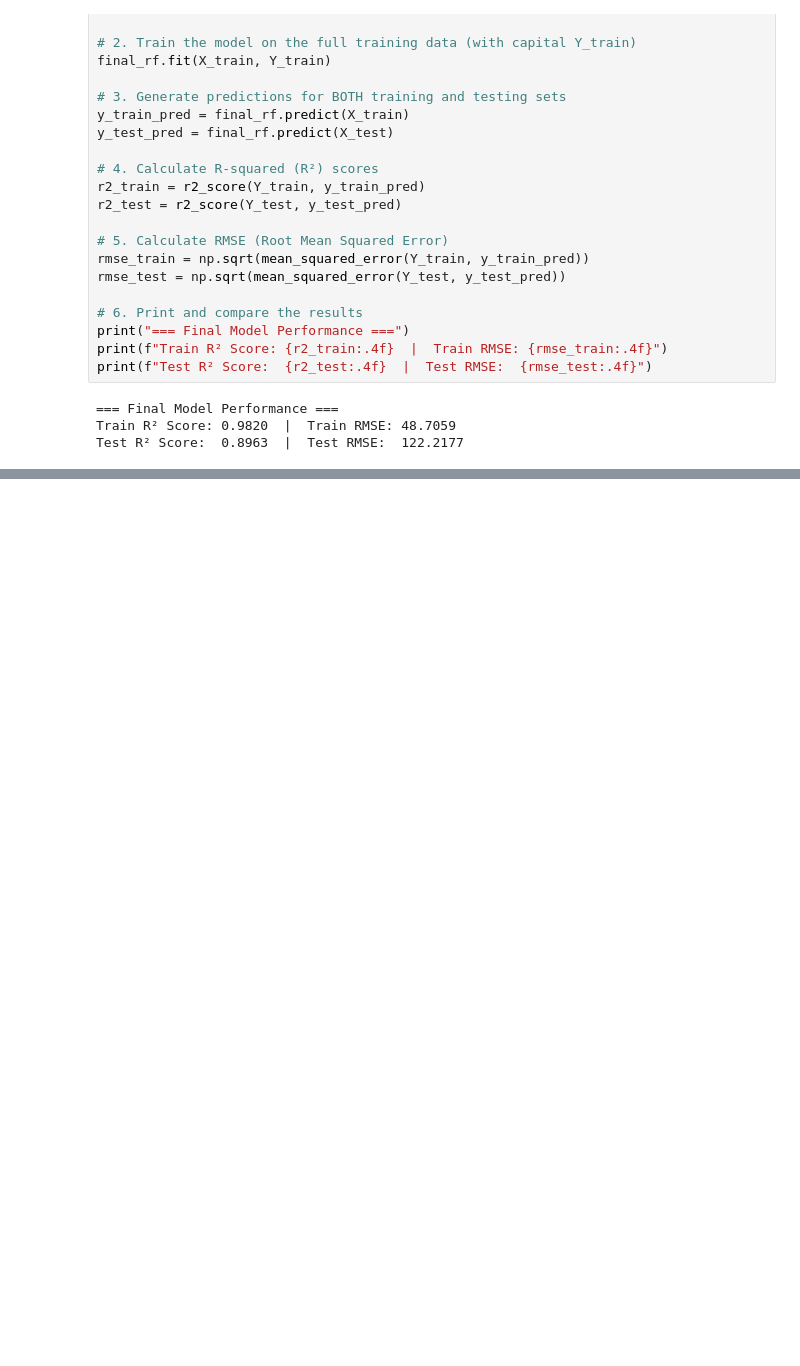
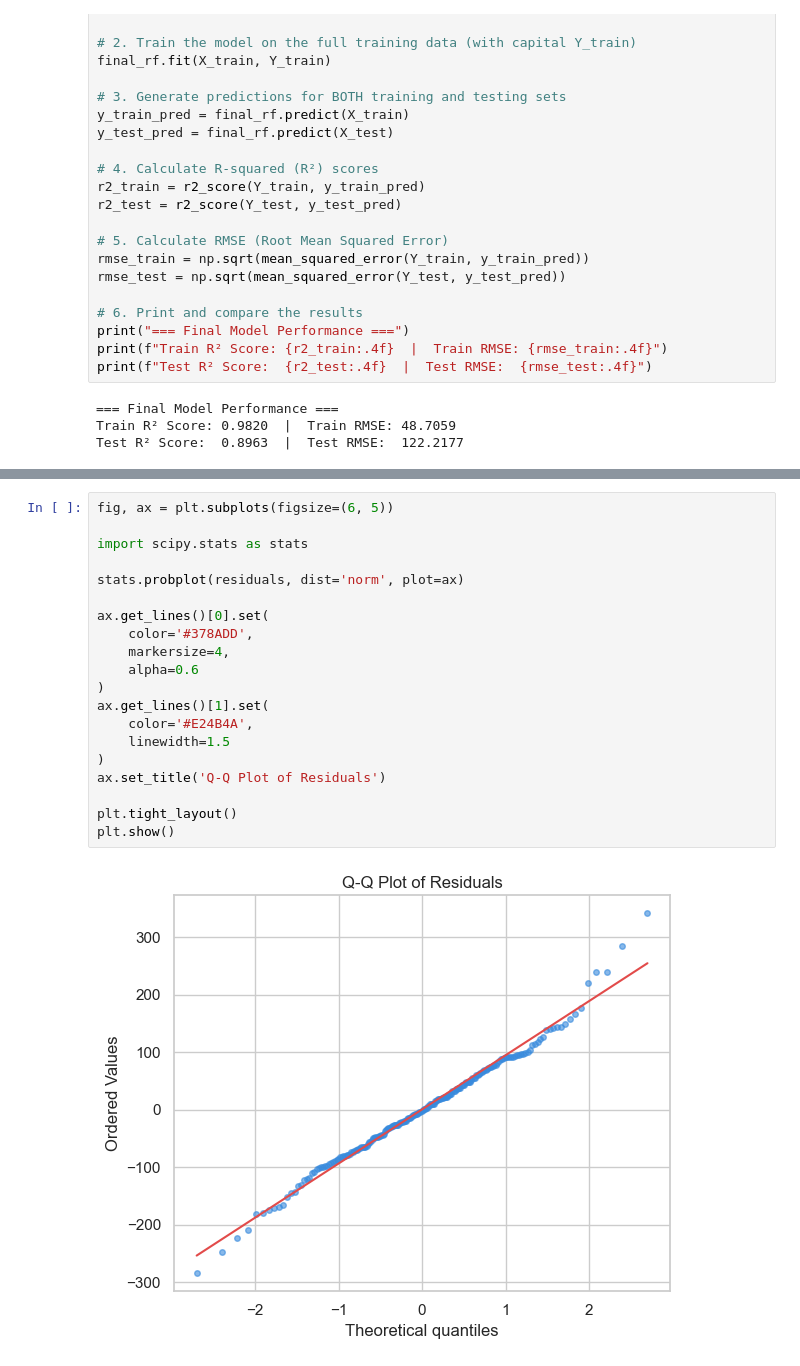
Before and after one commit to KSteponavicus/Urban-Rental-Pricing---Final-ML-Project, a Jupyter notebook: kipras.ipynb, the cells around one changed output, grey strips where cells are left out. Cells and saved outputs as stored; diff of their text form; blank space fills up the shorter version.

```diff
--- a/kipras.ipynb
+++ b/kipras.ipynb
@@ -821,0 +879,22 @@ Test R² Score:  0.8963  |  Test RMSE:  122.2177
+# %%
+fig, ax = plt.subplots(figsize=(6, 5))
+
+import scipy.stats as stats
+
+stats.probplot(residuals, dist='norm', plot=ax)
+
+ax.get_lines()[0].set(
+    color='#378ADD',
+    markersize=4,
+    alpha=0.6
+)
+ax.get_lines()[1].set(
+    color='#E24B4A',
+    linewidth=1.5
+)
+ax.set_title('Q-Q Plot of Residuals')
+
+plt.tight_layout()
+plt.show()
+# %% [output]
+[figure, added]
```
Also changed, not shown: parts of 22 cells of this notebook, 3 other files.
